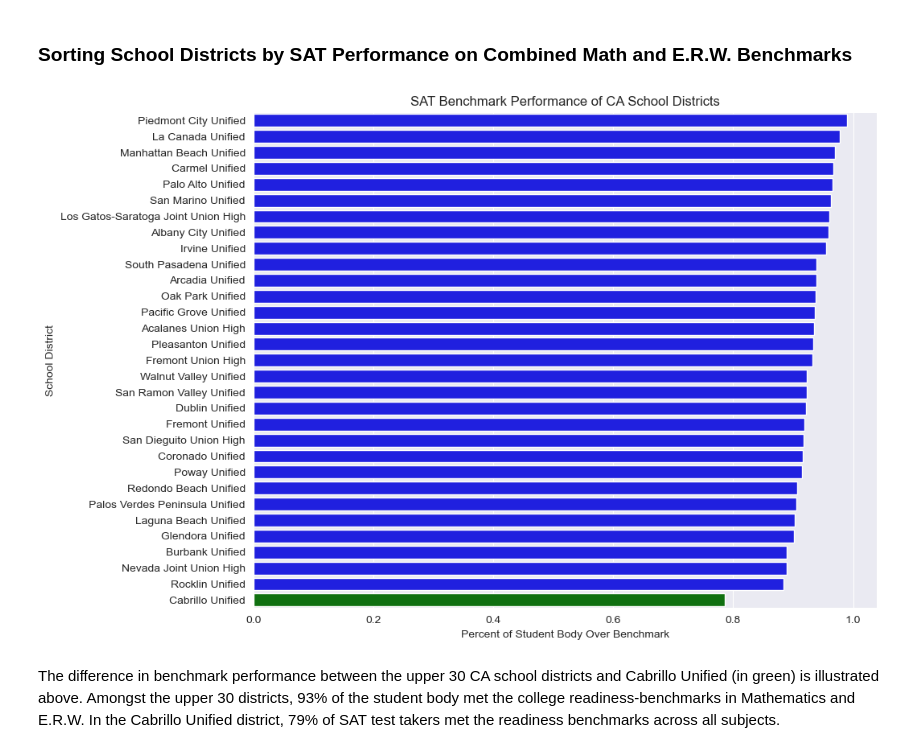
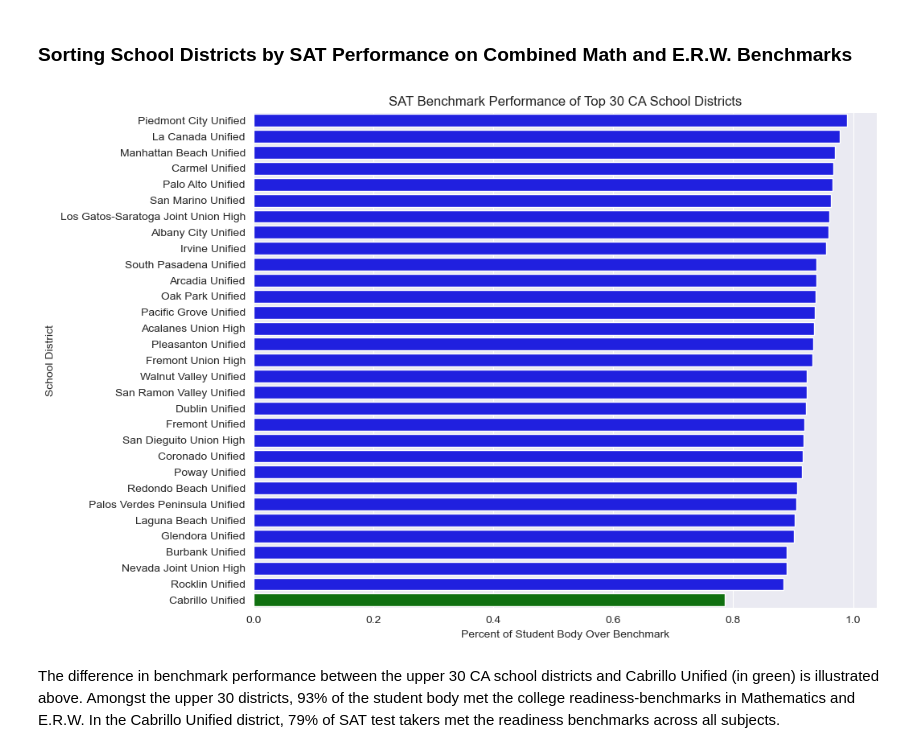
Before and after one commit to AlexSpradling/california_sat_analysis, a Jupyter notebook: code/Alex-Project1.ipynb, the cells around one changed output. Cells and saved outputs as stored; diff of their text form; code cells hidden in the pictures.

```diff
--- a/code/Alex-Project1.ipynb
+++ b/code/Alex-Project1.ipynb
@@ -900,16 +953,16 @@ Whilst the SAT is broken into two sections: Mathematics and Exploratory Reading
 # %%
 comparison_df_sat = pd.concat([top_thirty_sat,half_moon_bay])
 # comparison_df_act = pd.concat([top_ten_act,bottom_ten_act])
 
 plt.subplots(1, figsize=(10,8))
 clrs = ['blue' if district != 'Cabrillo Unified' else 'green' for district in comparison_df_sat.d_name]
 sns.barplot(comparison_df_sat, x = 'sat_pct_both_over_benchmark', y = 'd_name', palette=clrs)
 
-plt.title('SAT Benchmark Performance of CA School Districts')
+plt.title('SAT Benchmark Performance of Top 30 CA School Districts')
 plt.xlabel('Percent of Student Body Over Benchmark')
 plt.ylabel('School District');
 # %% [output]
-[figure, old version]
+[figure, new version]
 # %% [markdown]
 
 The difference in benchmark performance between the upper 30 CA school districts and Cabrillo Unified (in green) is illustrated above. Amongst the upper 30 districts, 93% of the student body met the college readiness-benchmarks in Mathematics and E.R.W. In the Cabrillo Unified district, 79% of SAT test takers met the readiness benchmarks across all subjects.
```
Also changed, not shown: parts of 27 cells of this notebook.
